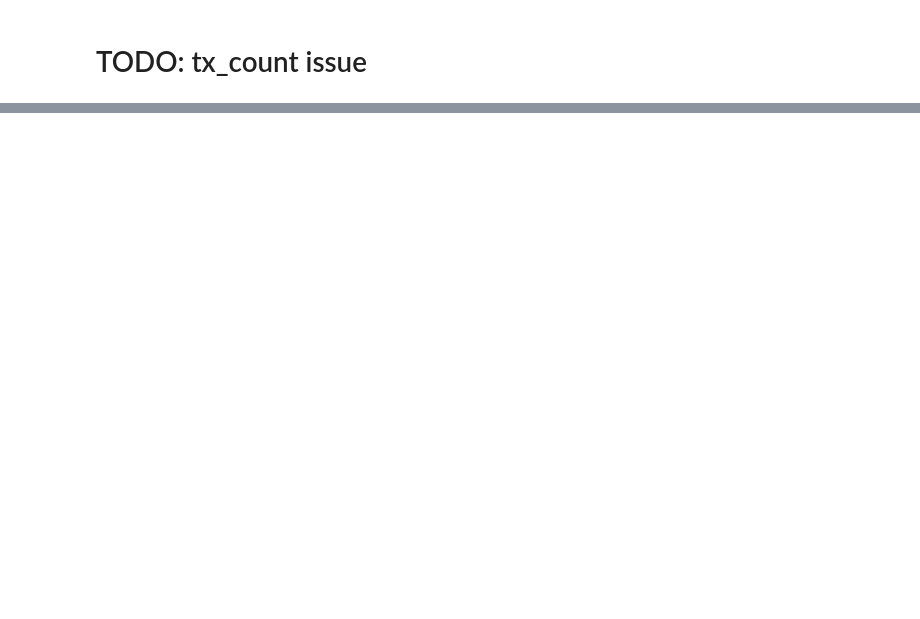
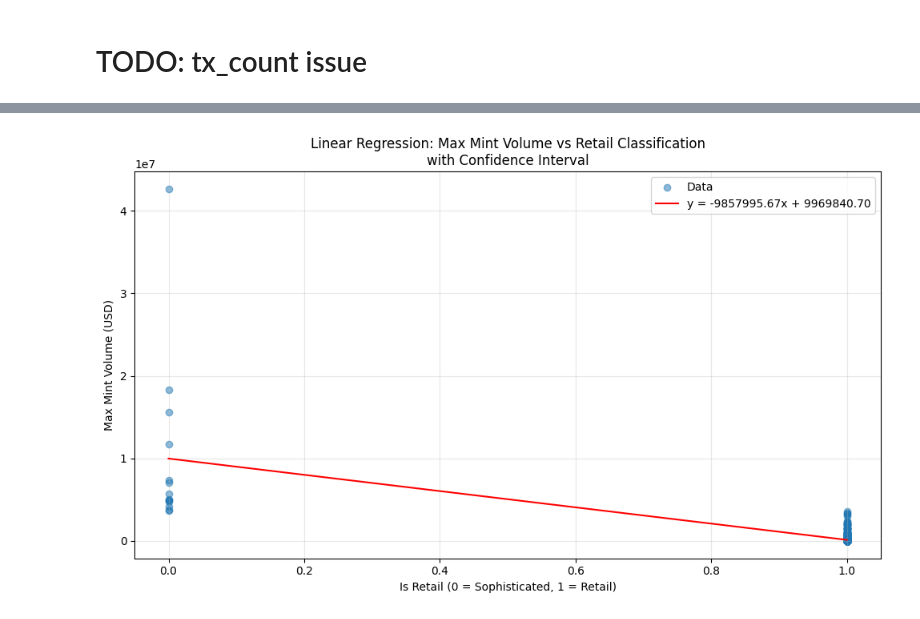
Before and after one commit to stryukovsky/go-backend-learn, a Jupyter notebook: analytics/UniswapV3.ipynb, the cells around one changed output, grey strips where cells are left out. Drawn from its saved outputs; the diff is of its cells as text; code cells hidden in the pictures; blank space fills up the shorter version.

```diff
--- a/analytics/UniswapV3.ipynb
+++ b/analytics/UniswapV3.ipynb
@@ -189,0 +214,6 @@ df
+# %%
+prettified = is_retail.drop(['max_mint_volume_usd_for_criterion_2', 'is_sophisticated_by_max_mint_volume_usd', 'is_sophisticated_by_mint_volume_1_mln_usd', 'is_sophisticated_by_mint_txes_count', 'is_sophisticated_by_all_txes_count'], axis=1)
+classified = prettified
+sophisticated_count = classified[classified['is_retail'] == 0].size
+retail_count = classified[classified['is_retail'] == 1].size
+f"There is {sophisticated_count} sophisticated and {retail_count} retail"
@@ -264,0 +260,28 @@ ValueError: shapes (100,2) and (3,) not aligned: 2 (dim 1) != 3 (dim 0)
+# %%
+import pandas as pd
+import numpy as np
+import matplotlib.pyplot as plt
+
+# Create plot
+plt.figure(figsize=(10, 6))
+
+x = plot_data[['is_retail']]  # Binary predictor
+y = plot_data['max_mint_volume_usd']  # Continuous outcome
+
+x_line = np.linspace(x.min(), x.max(), 100)
+b = model.params[0]  # Intercept (const)
+k = model.params[1]  # Slope
+y_line = k * x_line + b
+
+plt.scatter(x, y, alpha=0.5, label='Data')
+plt.plot(x_line, y_line, 'r-', label=f'y = {k:.2f}x + {b:.2f}')
+plt.ylabel('Max Mint Volume (USD)')
+plt.xlabel('Is Retail (0 = Sophisticated, 1 = Retail)')
+plt.title('Linear Regression: Max Mint Volume vs Retail Classification\nwith Confidence Interval')
+plt.legend()
+plt.grid(True, alpha=0.3)
+
+plt.tight_layout()
+plt.show()
+# %% [output]
+[figure, added]
```
Also changed, not shown: parts of 9 cells of this notebook, 2 other files.
